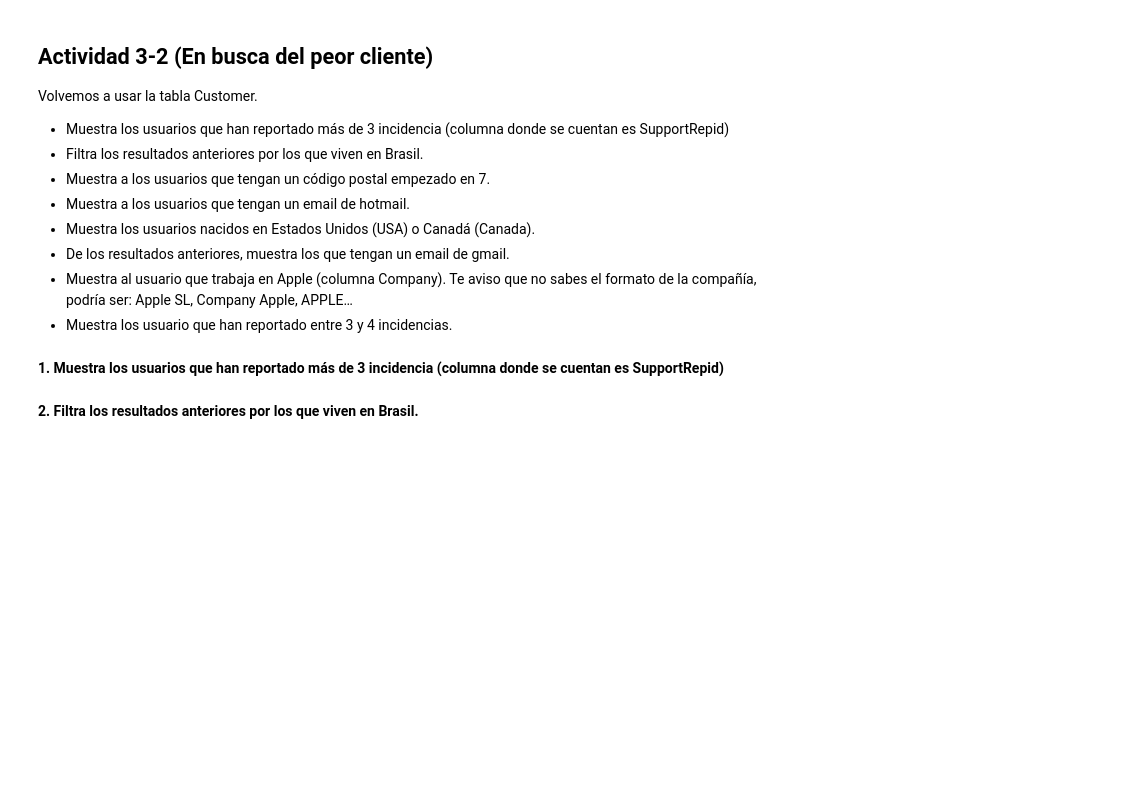
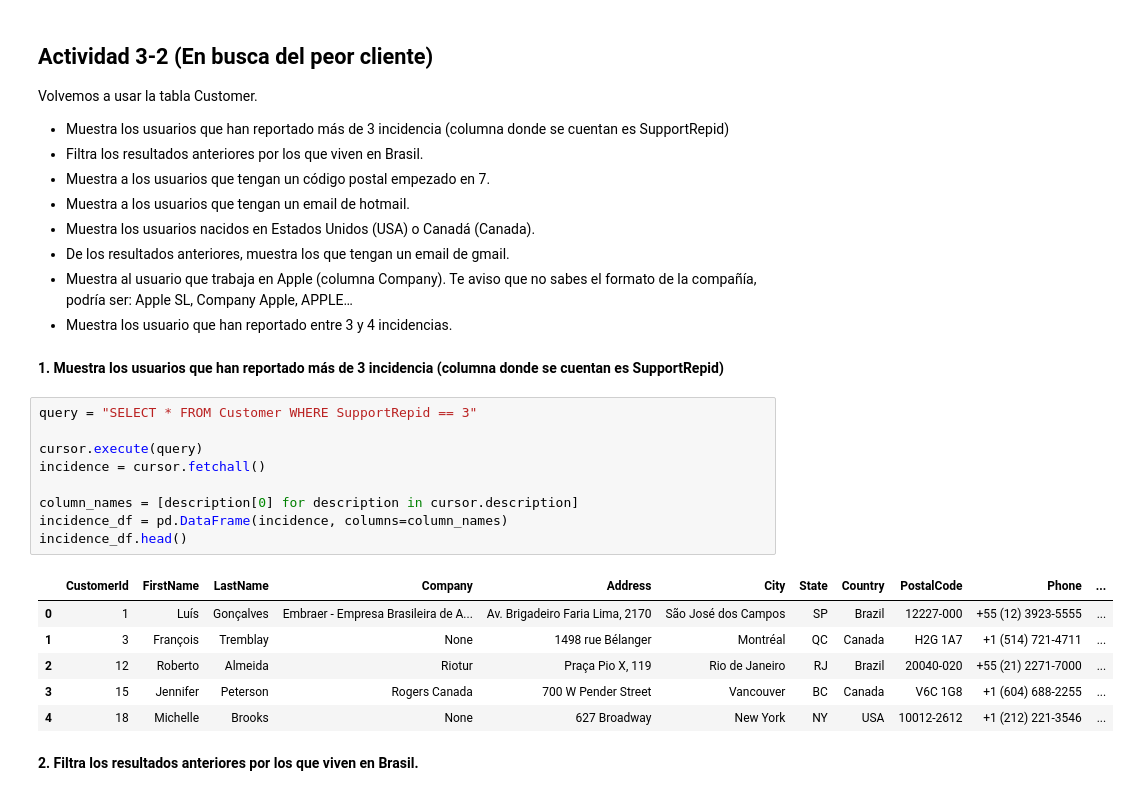
Before and after one commit to mstoychev/Data-Science-Projects, a Jupyter notebook: 0. Data Analyst Portfolio/3. SQL exercise/Práctica SQL_MitkoStoychev.ipynb, the cells around one changed output. Cells and saved outputs as stored; diff of their text form; blank space fills up the shorter version.

```diff
--- a/0. Data Analyst Portfolio/3. SQL exercise/Práctica SQL_MitkoStoychev.ipynb
+++ b/0. Data Analyst Portfolio/3. SQL exercise/Práctica SQL_MitkoStoychev.ipynb
@@ -153,5 +220,21 @@ Volvemos a usar la tabla Customer.
 * Muestra los usuario que han reportado entre 3 y 4 incidencias.
 # %% [markdown]
 **1. Muestra los usuarios que han reportado más de 3 incidencia (columna donde se cuentan es SupportRepid)**
+# %%
+query = "SELECT * FROM Customer WHERE SupportRepid == 3"
+
+cursor.execute(query)
+incidence = cursor.fetchall()
+
+column_names = [description[0] for description in cursor.description]
+incidence_df = pd.DataFrame(incidence, columns=column_names)
+incidence_df.head()
+# %% [output]
+|  | CustomerId | FirstName | LastName | Company | Address | City | State | Country | PostalCode | Phone | ... |
+| 0 | 1 | Luís | Gonçalves | Embraer - Empresa Brasileira de A... | Av. Brigadeiro Faria Lima, 2170 | São José dos Campos | SP | Brazil | 12227-000 | +55 (12) 3923-5555 | ... |
+| 1 | 3 | François | Tremblay | None | 1498 rue Bélanger | Montréal | QC | Canada | H2G 1A7 | +1 (514) 721-4711 | ... |
+| 2 | 12 | Roberto | Almeida | Riotur | Praça Pio X, 119 | Rio de Janeiro | RJ | Brazil | 20040-020 | +55 (21) 2271-7000 | ... |
+| 3 | 15 | Jennifer | Peterson | Rogers Canada | 700 W Pender Street | Vancouver | BC | Canada | V6C 1G8 | +1 (604) 688-2255 | ... |
+| 4 | 18 | Michelle | Brooks | None | 627 Broadway | New York | NY | USA | 10012-2612 | +1 (212) 221-3546 | ... |
 # %% [markdown]
 **2. Filtra los resultados anteriores por los que viven en Brasil.**
```
Also changed, not shown: parts of 41 cells of this notebook.
